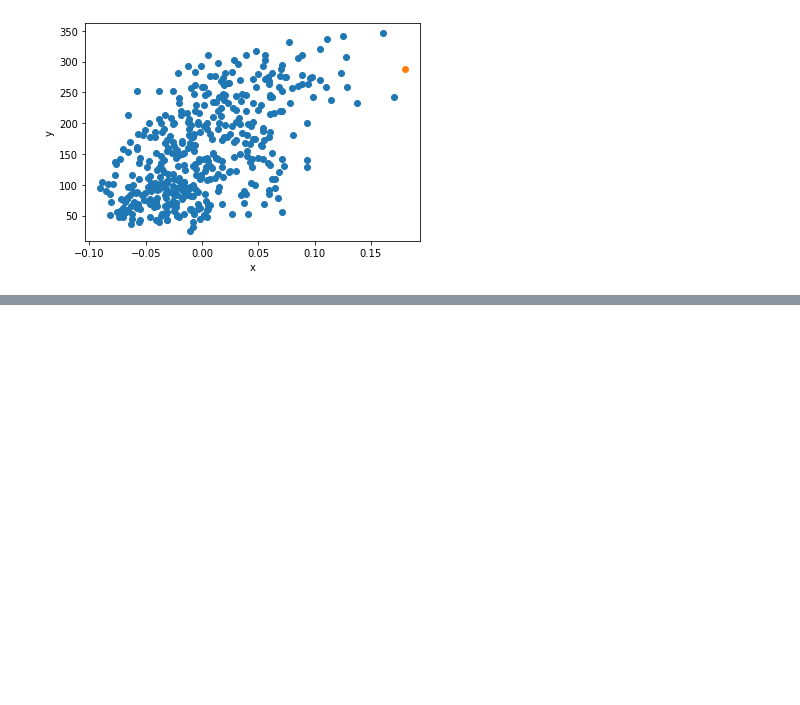
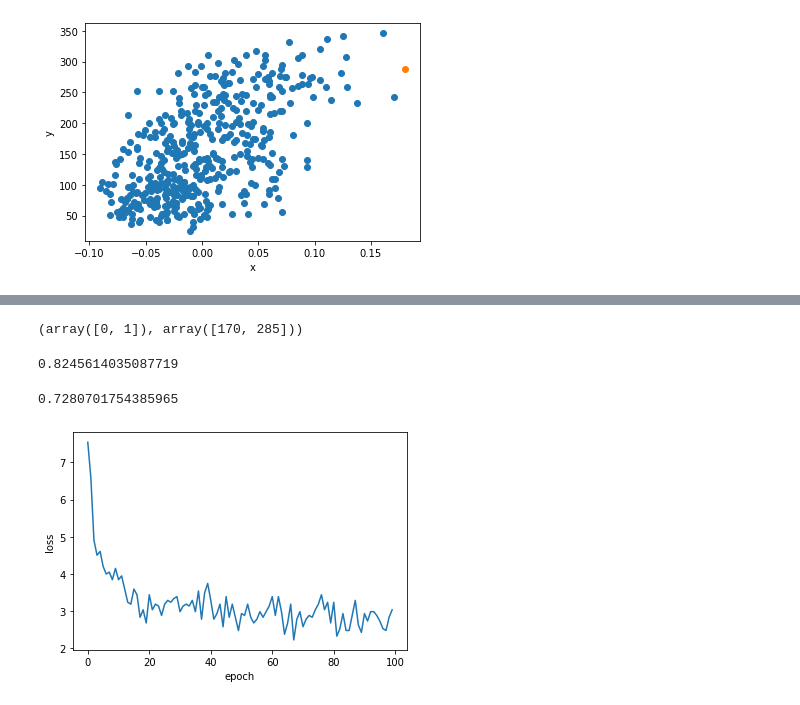
Before and after one commit to seonyoungleee/DL_Study, a Jupyter notebook: DL_study__Do_it!_DL.ipynb, the cells around one changed output, grey strips where cells are left out. Cells and saved outputs as stored; diff of their text form; code cells hidden in the pictures; blank space fills up the shorter version.

```diff
--- a/DL_study__Do_it!_DL.ipynb
+++ b/DL_study__Do_it!_DL.ipynb
@@ -288,0 +402,3 @@ The correlation between loss function and gradient descent
+# %%
+x = cancer.data
+y = cancer.target
@@ -288,0 +410,2 @@ The correlation between loss function and gradient descent
+# %%
+x_train, x_test, y_train, y_test = train_test_split(x, y, stratify=y, test_size=0.2, random_state=42)
@@ -288,0 +416,4 @@ The correlation between loss function and gradient descent
+# %%
+np.unique(y_train, return_counts=True)
+# %% [output]
+(array([0, 1]), array([170, 285]))
@@ -288,0 +457,6 @@ The correlation between loss function and gradient descent
+# %%
+neuron = LogisticNeuron()
+neuron.fit(x_train, y_train)
+np.mean(neuron.predict(x_test) == y_test)
+# %% [output]
+0.8245614035087719
@@ -288,0 +512,15 @@ The correlation between loss function and gradient descent
+# %%
+layer = SingleLayer()
+layer.fit(x_train, y_train)
+layer.score(x_test, y_test)
+# 뭐지.. 더 안좋은데?
+# %% [output]
+0.7280701754385965
+# %%
+# loss check
+plt.plot(layer.losses)
+plt.xlabel('epoch')
+plt.ylabel('loss')
+plt.show()
+# %% [output]
+[figure, added]
```
Also changed, not shown: parts of 21 cells of this notebook.
